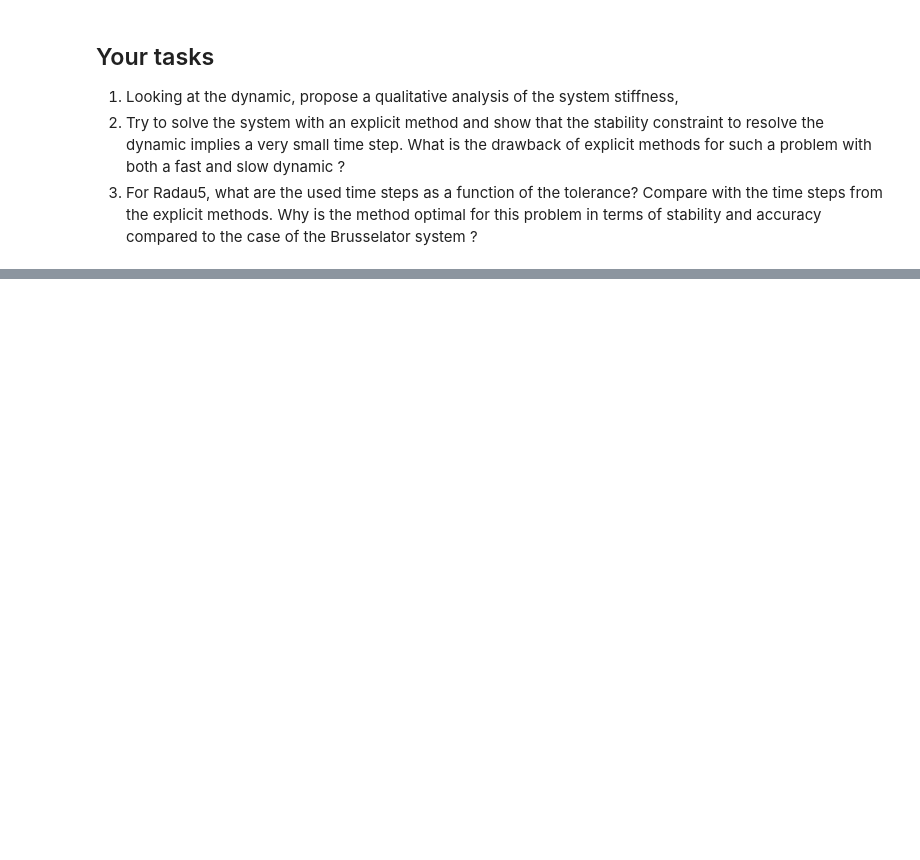
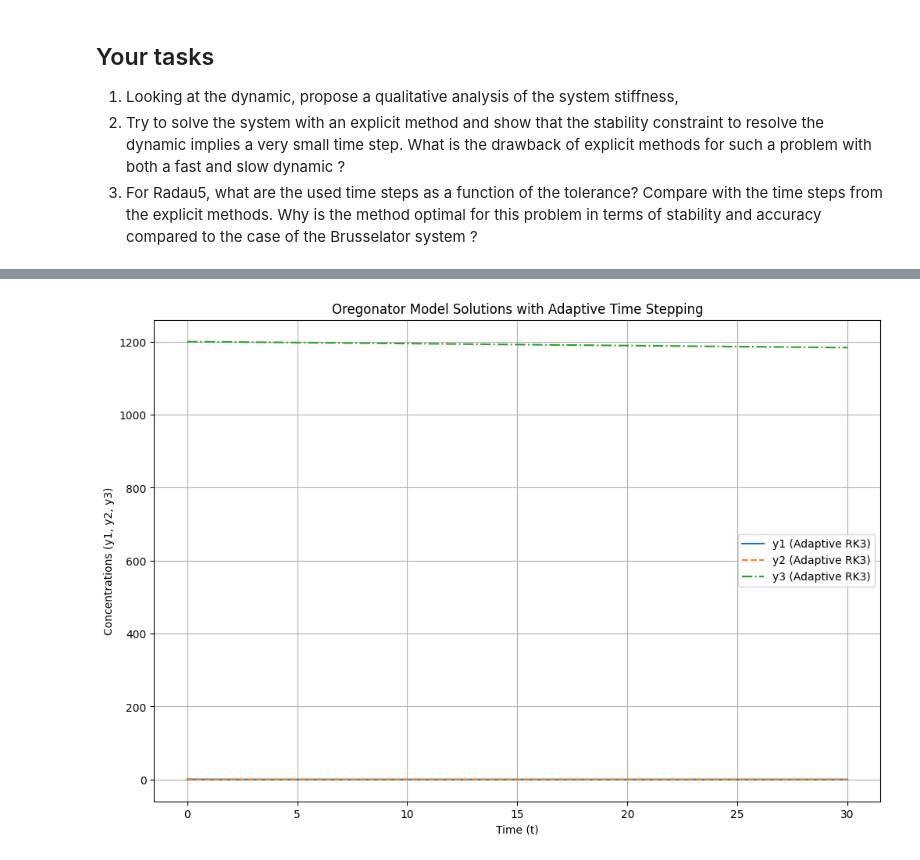
Before and after one commit to 0247332705/Numerical_Analysis_Project, a Jupyter notebook: Project1.ipynb, the cells around one changed output, grey strips where cells are left out. Cells and saved outputs as stored; diff of their text form; code cells hidden in the pictures; blank space fills up the shorter version.

Commit message:
draft of the first code of the two projects

````diff
--- a/Project1.ipynb
+++ b/Project1.ipynb
@@ -178,3 +603,83 @@ Algorithm 1: Automatic selection of the adaptive time step
     end
     C) If the current time is $t_n=t_{\text {end }}$ the simulation is over, else we start again at A)
 ```
+# %%
+# Numerical_Analysis_Project/Project3.ipynb
+import numpy as np
+import matplotlib.pyplot as plt
+from scipy.integrate import solve_ivp
+
+# Define the Oregonator model
+def oregonator(t, y, epsilon, mu, f, q):
+    y1, y2, y3 = y
+    dydt = [
+        y2 - y1,
+        q * y3 - y3 * y2 + y2 * (1 - y2),
+        -q * y3 - y3 * y2 + f * y1
+    ]
+    return dydt
+
+# Third-order embedded Runge-Kutta method
+def runge_kutta_3_embedded(epsilon, mu, f, q, y0, t_span, dt, tol):
+    t_values = [t_span[0]]
+    y_values = [y0]
+    t = t_span[0]
+    y = np.array(y0)
+
+    while t < t_span[1]:
+        # Calculate k values for the main method (RK3)
+        k1 = np.array(oregonator(t, y, epsilon, mu, f, q))
+        k2 = np.array(oregonator(t + dt / 3, y + dt / 3 * k1, epsilon, mu, f, q))
+        k3 = np.array(oregonator(t + 2 * dt / 3, y + 2 * dt / 3 * k2, epsilon, mu, f, q))
+
+        # Main step
+        y_next = y + (dt / 6) * (k1 + 3 * k2 + 3 * k3)
+
+        # Calculate k values for the embedded method (RK2)
+        k1_embedded = np.array(oregonator(t, y, epsilon, mu, f, q))
+        k2_embedded = np.array(oregonator(t + dt, y_next, epsilon, mu, f, q))
+
+        # Embedded step
+        y_embedded = y + (dt / 2) * (k1_embedded + k2_embedded)
+
+        # Error estimation
+        error = np.linalg.norm(y_next - y_embedded)
+
+        # Adaptive time-stepping
+        if error < tol:
+            t += dt
+            y = y_next
+            t_values.append(t)
+            y_values.append(y)
+
+        # Adjust time step
+        dt *= min(5, max(0.2, 0.9 * (tol / error)**(1/4)))  # Adjust based on error
+
+    return np.array(t_values), np.array(y_values)
+
+# Example usage
+epsilon = 1e-2
+mu = 1e-5
+f = 1
+q = 2e-4
+y0 = [0.5, 0, 1200]
+t_span = (0, 30)
+initial_dt = 0.1
+tol = 1e-6  # Tolerance for adaptive time-stepping
+
+# Run the adaptive Runge-Kutta method
+t_adaptive, y_adaptive = runge_kutta_3_embedded(epsilon, mu, f, q, y0, t_span, initial_dt, tol)
+
+# Plotting the results
+plt.figure(figsize=(12, 8))
+plt.plot(t_adaptive, y_adaptive[:, 0], label='y1 (Adaptive RK3)', linestyle='-')
+plt.plot(t_adaptive, y_adaptive[:, 1], label='y2 (Adaptive RK3)', linestyle='--')
+plt.plot(t_adaptive, y_adaptive[:, 2], label='y3 (Adaptive RK3)', linestyle='-.')
+plt.title('Oregonator Model Solutions with Adaptive Time Stepping')
+plt.xlabel('Time (t)')
+plt.ylabel('Concentrations (y1, y2, y3)')
+plt.legend()
+plt.grid()
+plt.show()
+# %% [output]
+[figure, added]
````
Also changed, not shown: parts of 5 cells of this notebook.
